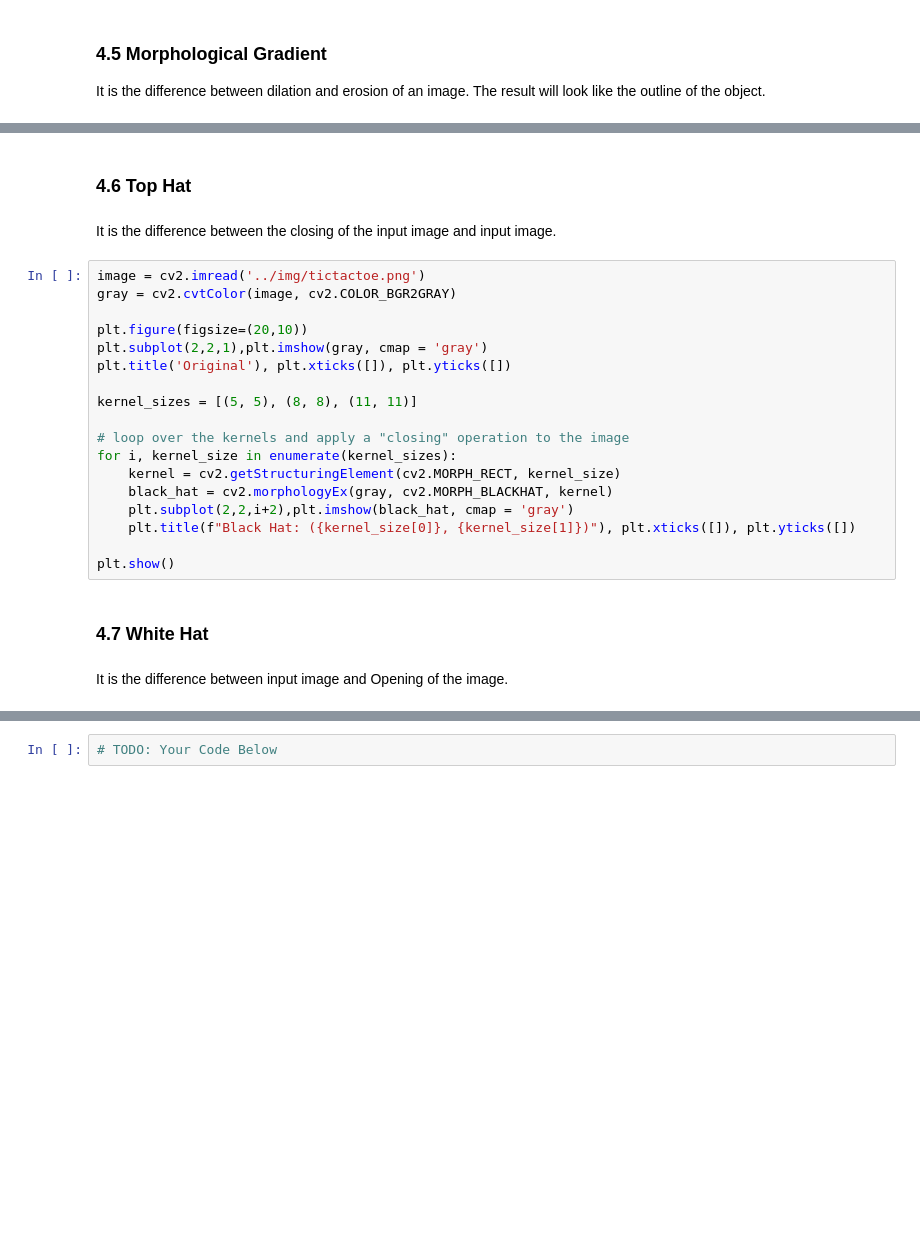
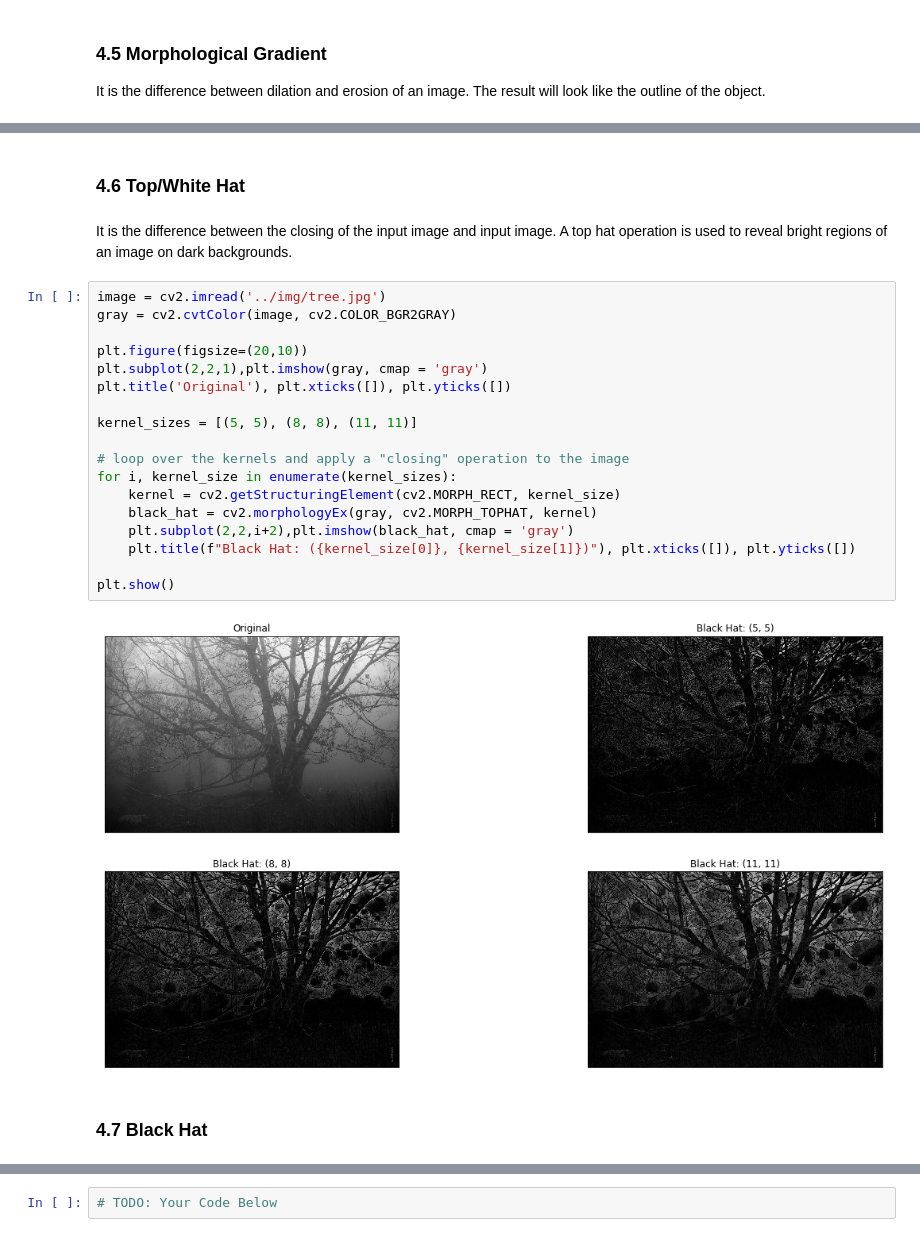
Before and after one commit to beginners-machine-learning-london/computer_vision_basics, a Jupyter notebook: notebooks/Lesson 3 - Kernels.ipynb, the cells around one changed output, grey strips where cells are left out. Cells and saved outputs as stored; diff of their text form; blank space fills up the shorter version.

```diff
--- a/notebooks/Lesson 3 - Kernels.ipynb
+++ b/notebooks/Lesson 3 - Kernels.ipynb
@@ -223,26 +227,26 @@ plt.show()
 # %% [markdown]
-### 4.6 Top Hat
+### 4.6 Top/White Hat
 # %% [markdown]
-It is the difference between the closing of the input image and input image.
+It is the difference between the closing of the input image and input image. A top hat operation is used to reveal bright regions of an image on dark backgrounds.
 # %%
-image = cv2.imread('../img/tictactoe.png')
+image = cv2.imread('../img/tree.jpg')
 gray = cv2.cvtColor(image, cv2.COLOR_BGR2GRAY)
 
 plt.figure(figsize=(20,10))
 plt.subplot(2,2,1),plt.imshow(gray, cmap = 'gray')
 plt.title('Original'), plt.xticks([]), plt.yticks([])
 
 kernel_sizes = [(5, 5), (8, 8), (11, 11)]
 
 # loop over the kernels and apply a "closing" operation to the image
 for i, kernel_size in enumerate(kernel_sizes):
     kernel = cv2.getStructuringElement(cv2.MORPH_RECT, kernel_size)
-    black_hat = cv2.morphologyEx(gray, cv2.MORPH_BLACKHAT, kernel)
+    black_hat = cv2.morphologyEx(gray, cv2.MORPH_TOPHAT, kernel)
     plt.subplot(2,2,i+2),plt.imshow(black_hat, cmap = 'gray')
     plt.title(f"Black Hat: ({kernel_size[0]}, {kernel_size[1]})"), plt.xticks([]), plt.yticks([])
 
 plt.show()
+# %% [output]
+[figure, added]
 # %% [markdown]
-### 4.7 White Hat
+### 4.7 Black Hat
-# %% [markdown]
-It is the difference between input image and Opening of the image.
```
Also changed, not shown: parts of 5 cells of this notebook.
